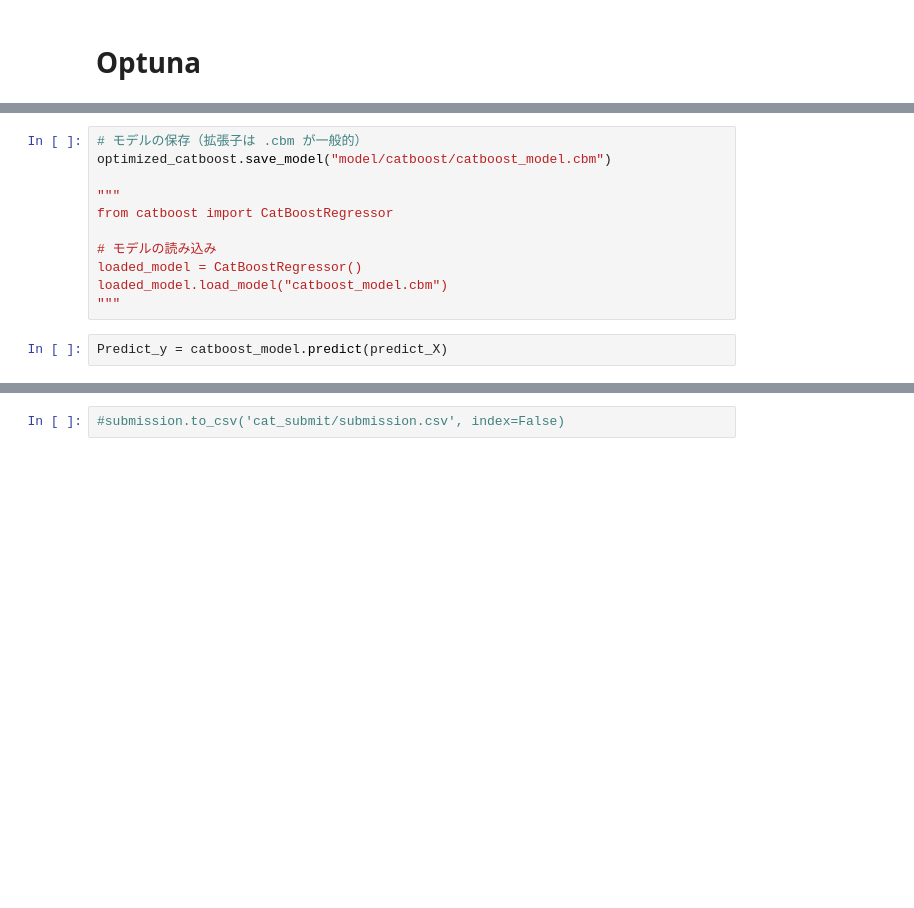
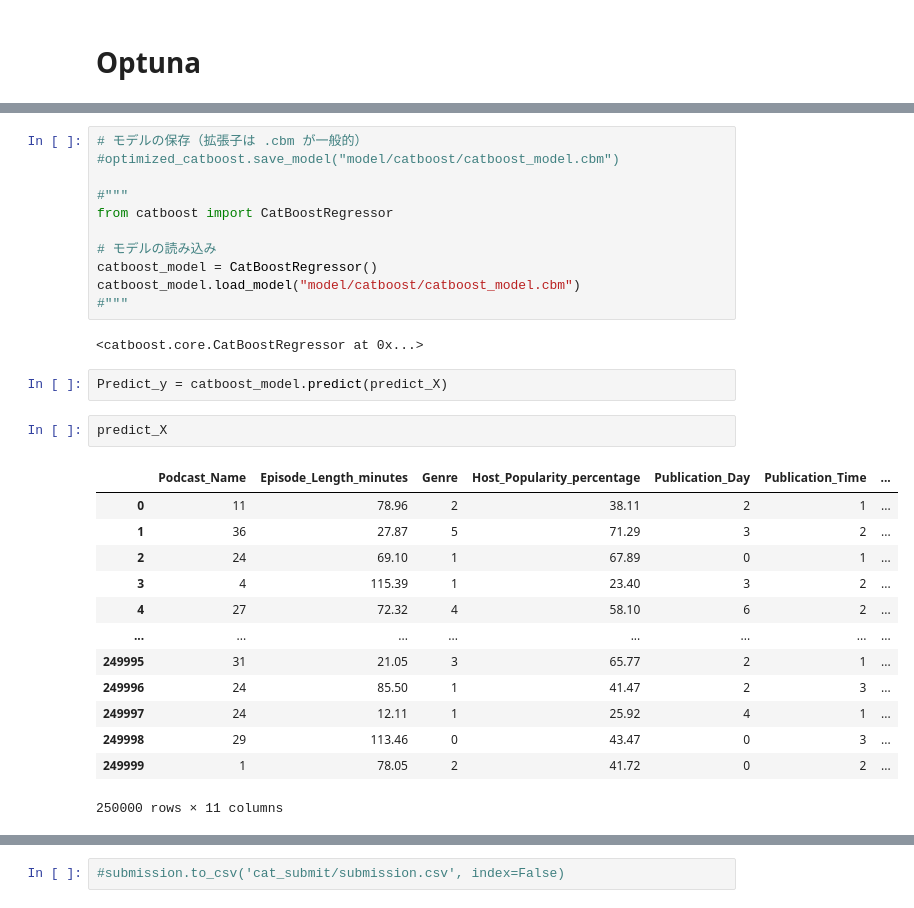
Before and after one commit to yasuo-kouki/playground, a Jupyter notebook: cat_project.ipynb, the cells around one changed output, grey strips where cells are left out. Drawn from its saved outputs; the diff is of its cells as text; blank space fills up the shorter version.

```diff
--- a/cat_project.ipynb
+++ b/cat_project.ipynb
@@ -357,16 +357,34 @@ display(optimized_metrics)
 # %%
 # モデルの保存（拡張子は .cbm が一般的）
-optimized_catboost.save_model("model/catboost/catboost_model.cbm")
+#optimized_catboost.save_model("model/catboost/catboost_model.cbm")
 
-"""
+#"""
 from catboost import CatBoostRegressor
 
 # モデルの読み込み
-loaded_model = CatBoostRegressor()
-loaded_model.load_model("catboost_model.cbm")
-"""
+catboost_model = CatBoostRegressor()
+catboost_model.load_model("model/catboost/catboost_model.cbm")
+#"""
+# %% [output]
+<catboost.core.CatBoostRegressor at 0x...>
 # %%
 Predict_y = catboost_model.predict(predict_X)
+# %%
+predict_X
+# %% [output]
+|  | Podcast_Name | Episode_Length_minutes | Genre | Host_Popularity_percentage | Publication_Day | Publication_Time | ... |
+| 0 | 11 | 78.96 | 2 | 38.11 | 2 | 1 | ... |
+| 1 | 36 | 27.87 | 5 | 71.29 | 3 | 2 | ... |
+| 2 | 24 | 69.10 | 1 | 67.89 | 0 | 1 | ... |
+| 3 | 4 | 115.39 | 1 | 23.40 | 3 | 2 | ... |
+| 4 | 27 | 72.32 | 4 | 58.10 | 6 | 2 | ... |
+| ... | ... | ... | ... | ... | ... | ... | ... |
+| 249995 | 31 | 21.05 | 3 | 65.77 | 2 | 1 | ... |
+| 249996 | 24 | 85.50 | 1 | 41.47 | 2 | 3 | ... |
+| 249997 | 24 | 12.11 | 1 | 25.92 | 4 | 1 | ... |
+| 249998 | 29 | 113.46 | 0 | 43.47 | 0 | 3 | ... |
+| 249999 | 1 | 78.05 | 2 | 41.72 | 0 | 2 | ... |
+250000 rows × 11 columns
 # %%
 predict_df = pd.DataFrame(Predict_y, columns=['Listening_Time_minutes'])
 
```
Also changed, not shown: parts of 5 cells of this notebook, 7 other files.
